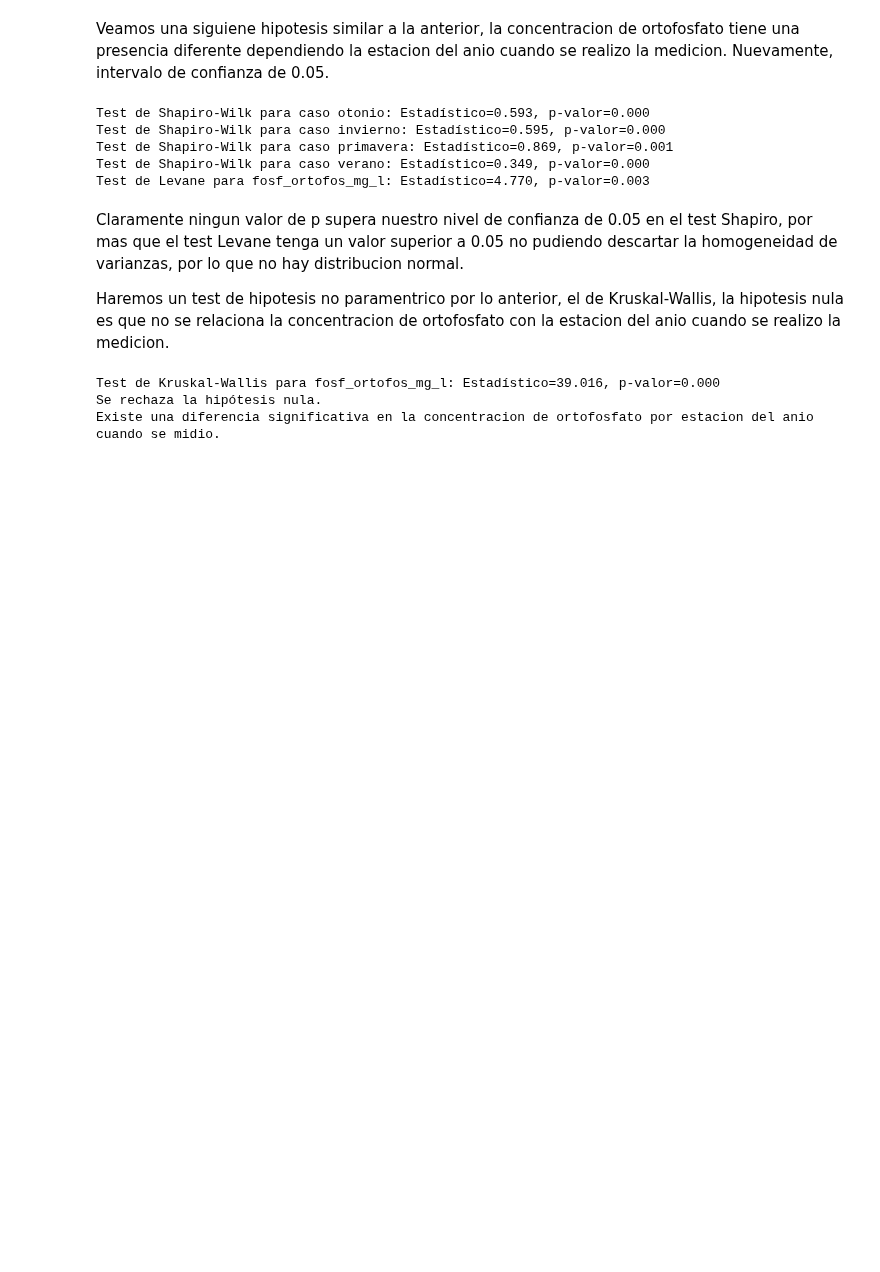
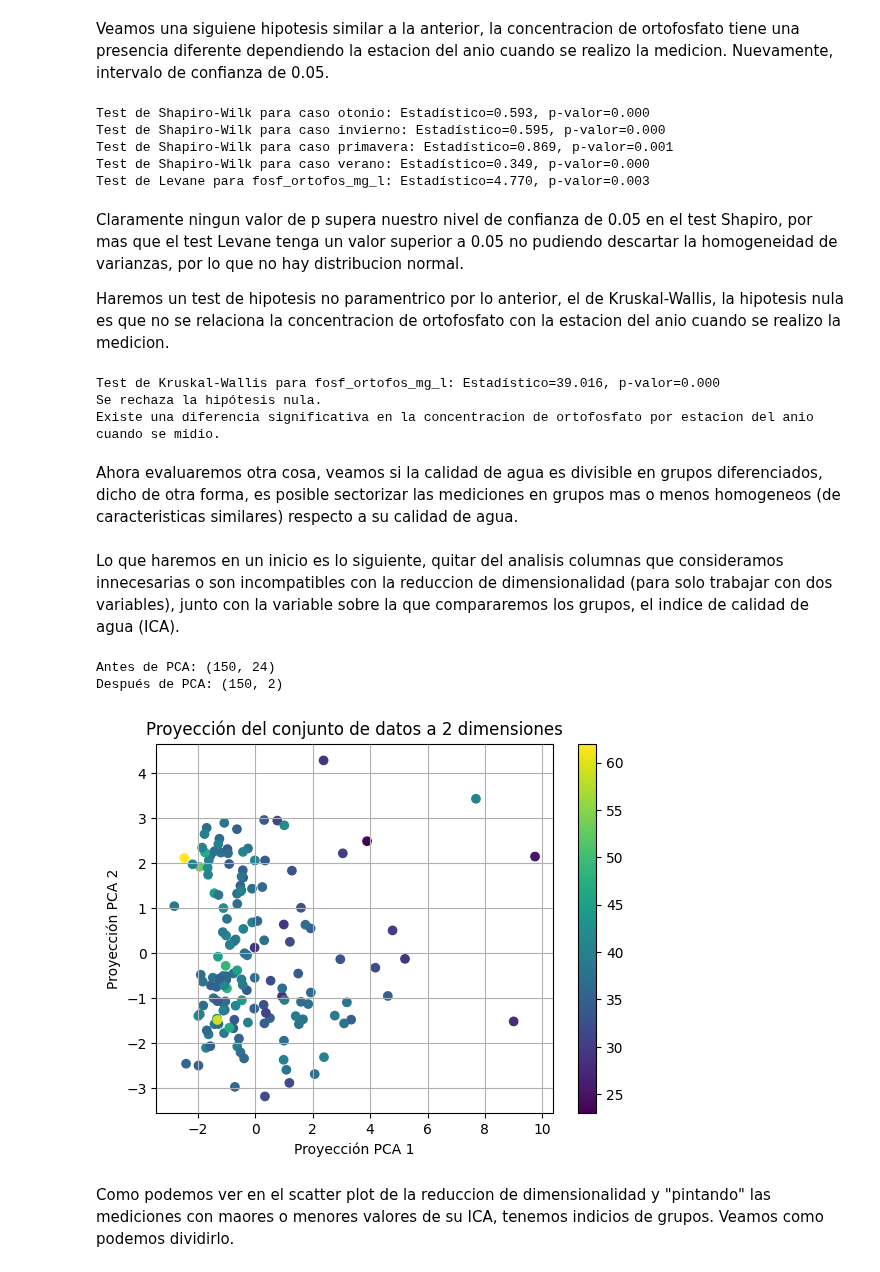
Before and after one commit to MaximoReynoso/TrabajoEspecial, a Jupyter notebook: TrabajoEspecial.ipynb, the cells around one changed output. Drawn from its saved outputs; the diff is of its cells as text; code cells hidden in the pictures; blank space fills up the shorter version.

```diff
--- a/TrabajoEspecial.ipynb
+++ b/TrabajoEspecial.ipynb
@@ -458,3 +458,41 @@ else:
 Test de Kruskal-Wallis para fosf_ortofos_mg_l: Estadístico=39.016, p-valor=0.000
 Se rechaza la hipótesis nula.
 Existe una diferencia significativa en la concentracion de ortofosfato por estacion del anio cuando se midio.
+# %% [markdown]
+Ahora evaluaremos otra cosa, veamos si la calidad de agua es divisible en grupos diferenciados, dicho de otra forma, es posible sectorizar las mediciones en grupos mas o menos homogeneos (de caracteristicas similares) respecto a su calidad de agua.
+# %% [markdown]
+Lo que haremos en un inicio es lo siguiente, quitar del analisis columnas que consideramos innecesarias o son incompatibles con la reduccion de dimensionalidad (para solo trabajar con dos variables), junto con la variable sobre la que compararemos los grupos, el indice de calidad de agua (ICA).
+# %%
+import matplotlib.pyplot as plt
+from sklearn.preprocessing import StandardScaler
+from sklearn.decomposition import PCA
+
+# Elimina la columna 'ica' correctamente
+EJEMPLO = preprocessed_dataset.drop(['ica', 'sitios', 'fecha'], axis=1)
+
+# Escalamos los datos antes de aplicar PCA
+scaler = StandardScaler()
+EJEMPLO_scaled = scaler.fit_transform(EJEMPLO)
+
+# Aplicamos PCA con 2 componentes
+pca = PCA(n_components=2, whiten=False)
+principalComponents = pca.fit_transform(EJEMPLO_scaled)
+
+# Imprimir las formas de los datos antes y después del PCA
+print('Antes de PCA: {}'.format(EJEMPLO.shape))
+print('Después de PCA: {}'.format(principalComponents.shape))
+
+# Graficamos los datos
+plt.scatter(principalComponents[:, 0], principalComponents[:, 1], c=preprocessed_dataset["ica"], cmap='viridis')
+plt.grid(True)
+plt.xlabel('Proyección PCA 1')
+plt.ylabel('Proyección PCA 2')
+plt.colorbar()
+plt.title('Proyección del conjunto de datos a 2 dimensiones')
+plt.show()
+# %% [output]
+Antes de PCA: (150, 24)
+Después de PCA: (150, 2)
+[figure, added]
+# %% [markdown]
+Como podemos ver en el scatter plot de la reduccion de dimensionalidad y "pintando" las mediciones con maores o menores valores de su ICA, tenemos indicios de grupos. Veamos como podemos dividirlo.
```
Also changed, not shown: parts of 16 cells of this notebook.
